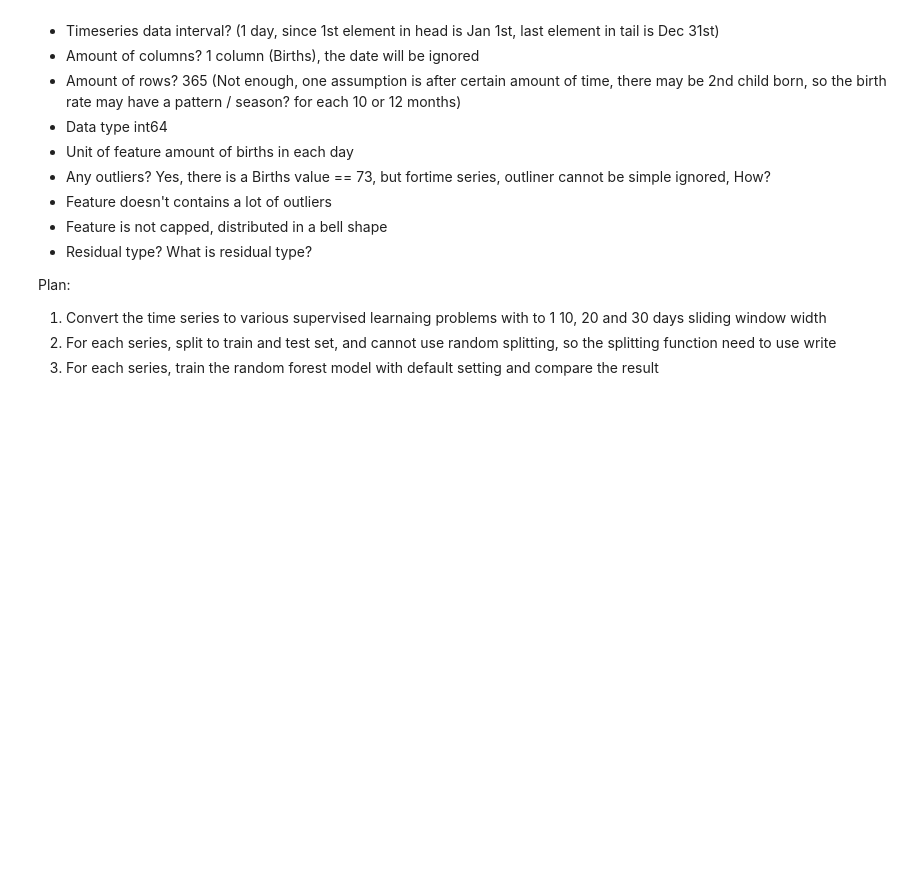
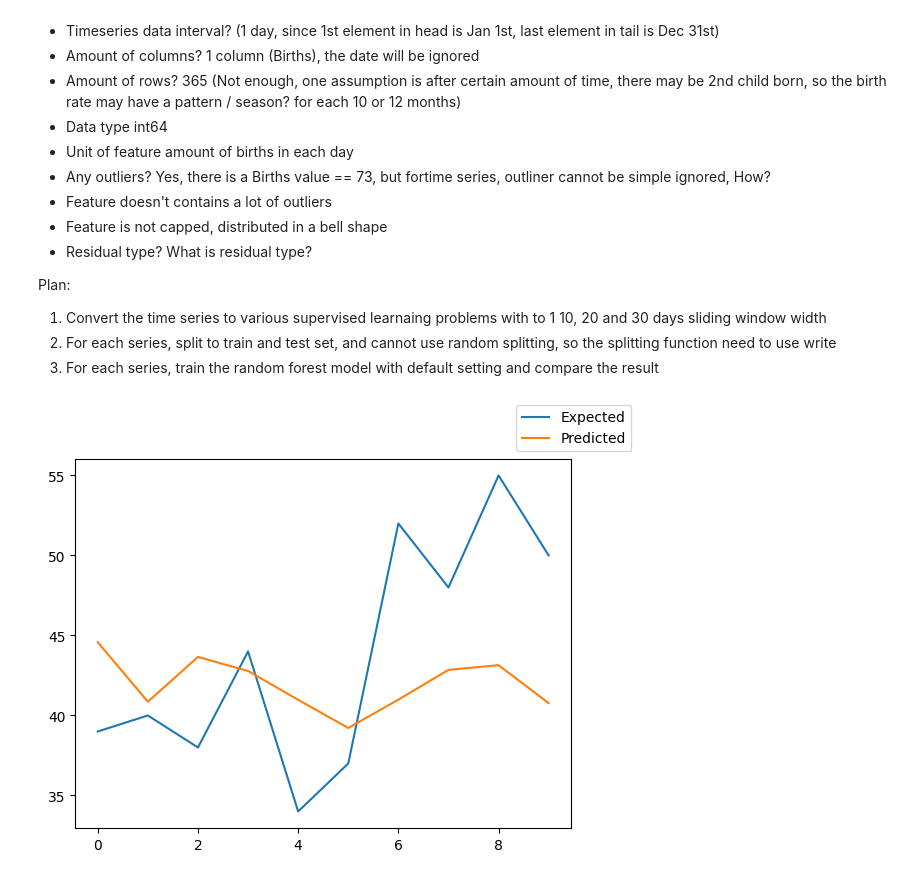
Before and after one commit to zqTheDesigner/study_KNN, a Jupyter notebook: random-forest/births_timeseries.ipynb, the cells around one changed output. Cells and saved outputs as stored; diff of their text form; code cells hidden in the pictures; blank space fills up the shorter version.

```diff
--- a/random-forest/births_timeseries.ipynb
+++ b/random-forest/births_timeseries.ipynb
@@ -160 +169,5 @@ wfv = WalkForwardValidation(random_forest_regressor, features, labels, n_test=10
+# %%
+wfv.plot()
+# %% [output]
+[figure, added]
 # %%
```
Also changed, not shown: parts of 8 cells of this notebook.
